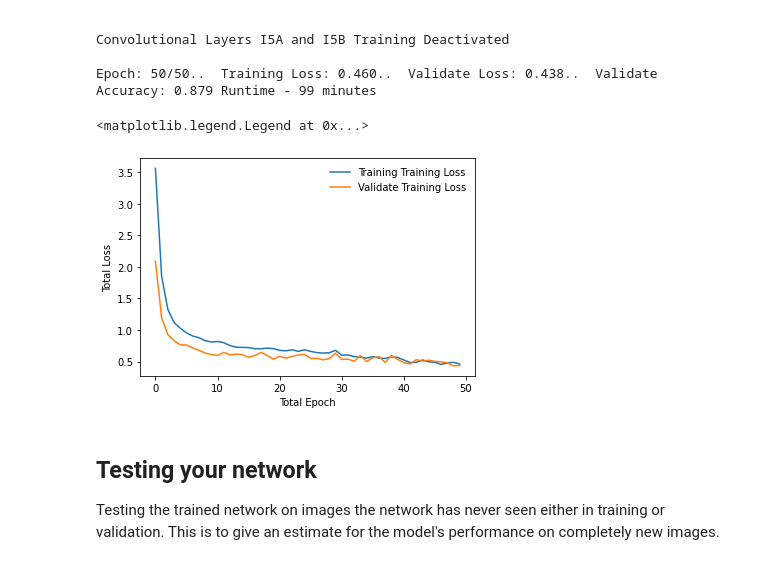
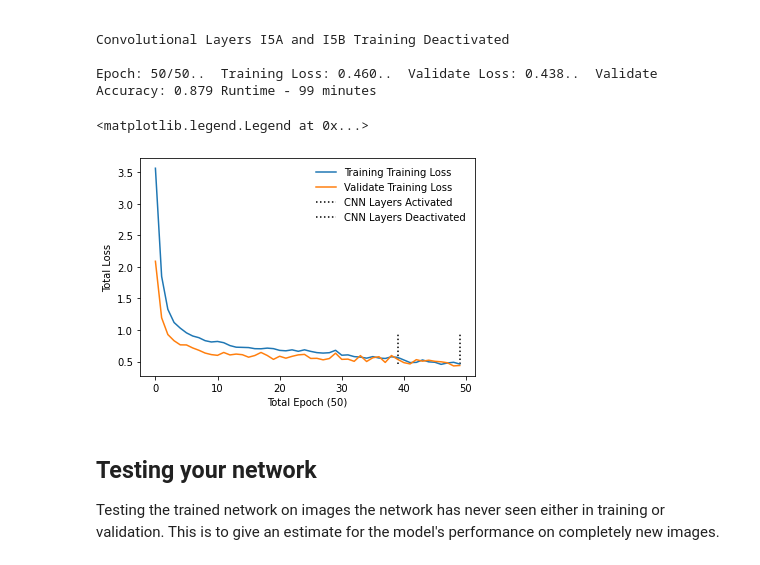
Before and after one commit to lukeahwilson/udacity-final-project, a Jupyter notebook: Image Classifier Project.ipynb, the cells around one changed output. Drawn from its saved outputs; the diff is of its cells as text; code cells hidden in the pictures.

Commit message:
Added CNN Layer indicator, played with code for fixing the classes_idx dictionary, corrected an innocent bug that affected training_loss_history

```diff
--- a/Image Classifier Project.ipynb
+++ b/Image Classifier Project.ipynb
@@ -262,10 +265,28 @@ with open(file_hyperparameters, 'r') as file:
 learnrate = model_hyperparameters['learnrate']
 training_loss_history = model_hyperparameters['training_loss_history']
 validate_loss_history = model_hyperparameters['validate_loss_history']
+epoch_on = model_hyperparameters['epoch_on']
+epoch_off = model_hyperparameters['epoch_off']
 
 print('loaded model learnrate = ', learnrate)
 plt.plot(training_loss_history, label='Training Training Loss')
 plt.plot(validate_loss_history, label='Validate Training Loss')
+plt.vlines(
+    colors = 'black',
+    x = epoch_on,
+    ymin = min(training_loss_history),
+    ymax = max(training_loss_history[5:]),
+    linestyles = 'dotted',
+    label = 'CNN Layers Activated'
+).set_clip_on(False)
+plt.vlines(
+    colors = 'black',
+    x = epoch_off,
+    ymin = min(training_loss_history),
+    ymax = max(training_loss_history[5:]),
+    linestyles = 'dotted',
+    label = 'CNN Layers Deactivated'
+).set_clip_on(False)
 plt.ylabel('Total Loss')
 plt.xlabel('Total Epoch ({})'.format(len(training_loss_history)))
 plt.legend(frameon=False)
@@ -421,9 +442,6 @@ for e in range(epochs):
 
         ave_training_loss = epoch_train_loss / len(train_loader) # determine average loss per batch of training images
         ave_validate_loss = epoch_valid_loss / len(valid_loader) # determine average loss per batch of validation images
-        training_loss_history.append(ave_training_loss) # append ave training loss to history of training losses
-        validate_loss_history.append(ave_validate_loss) # append ave validation loss to history of validation losses
-
 
     model.train() # reactivate training
     print('Epoch: {}/{}.. '.format(e+1, epochs),
@@ -520,6 +538,7 @@ for e in range(epochs):
                 for param in model.inception5b.parameters(): # activate parameters in layer 5b once the learning rate has decayed (9*(decay**3)) number of times
                     param.requires_grad = True
                 print('\nConvolutional Layers I5A and I5B Training Activated\n')
+                epoch_on = e
                 running = True # change the running parameter to True so that the future loop can start counting epochs that have run
             if running: # if running, add to count for the number of epochs run
                 running_count +=1
@@ -529,6 +548,7 @@ for e in range(epochs):
                 for param in model.inception5b.parameters():
                     param.requires_grad = False
                 print('\nConvolutional Layers I5A and I5B Training Deactivated\n')
+                epoch_off = e
                 running = False
 # %% [output]
 Using GPU
@@ -551,12 +571,28 @@ Epoch: 50/50..  Training Loss: 0.460..  Validate Loss: 0.438..  Validate Accurac
 # %%
 plt.plot(training_loss_history, label='Training Training Loss')
 plt.plot(validate_loss_history, label='Validate Training Loss')
+plt.vlines(
+    colors = 'black',
+    x = epoch_on,
+    ymin = min(training_loss_history),
+    ymax = max(training_loss_history[5:]),
+    linestyles = 'dotted',
+    label = 'CNN Layers Activated'
+).set_clip_on(False)
+plt.vlines(
+    colors = 'black',
+    x = epoch_off,
+    ymin = min(training_loss_history),
+    ymax = max(training_loss_history[5:]),
+    linestyles = 'dotted',
+    label = 'CNN Layers Deactivated'
+).set_clip_on(False)
 plt.ylabel('Total Loss')
-plt.xlabel('Total Epoch')
+plt.xlabel('Total Epoch ({})'.format(len(training_loss_history)))
 plt.legend(frameon=False)
 # %% [output]
 <matplotlib.legend.Legend at 0x...>
-[figure, old version]
+[figure, new version]
 # %% [markdown]
 ## Testing your network
 
```
Also changed, not shown: parts of 11 cells of this notebook, 2 other files.
